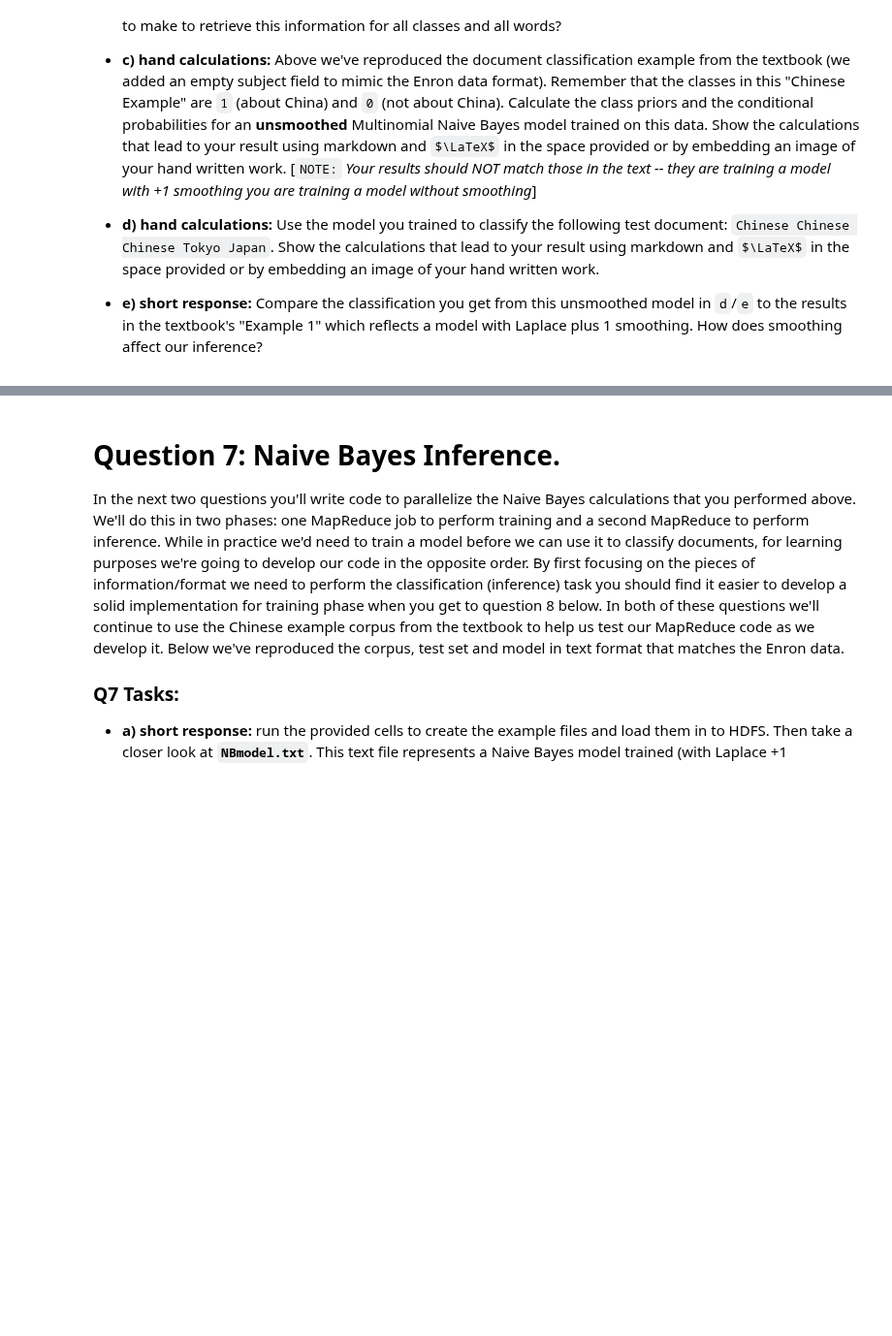
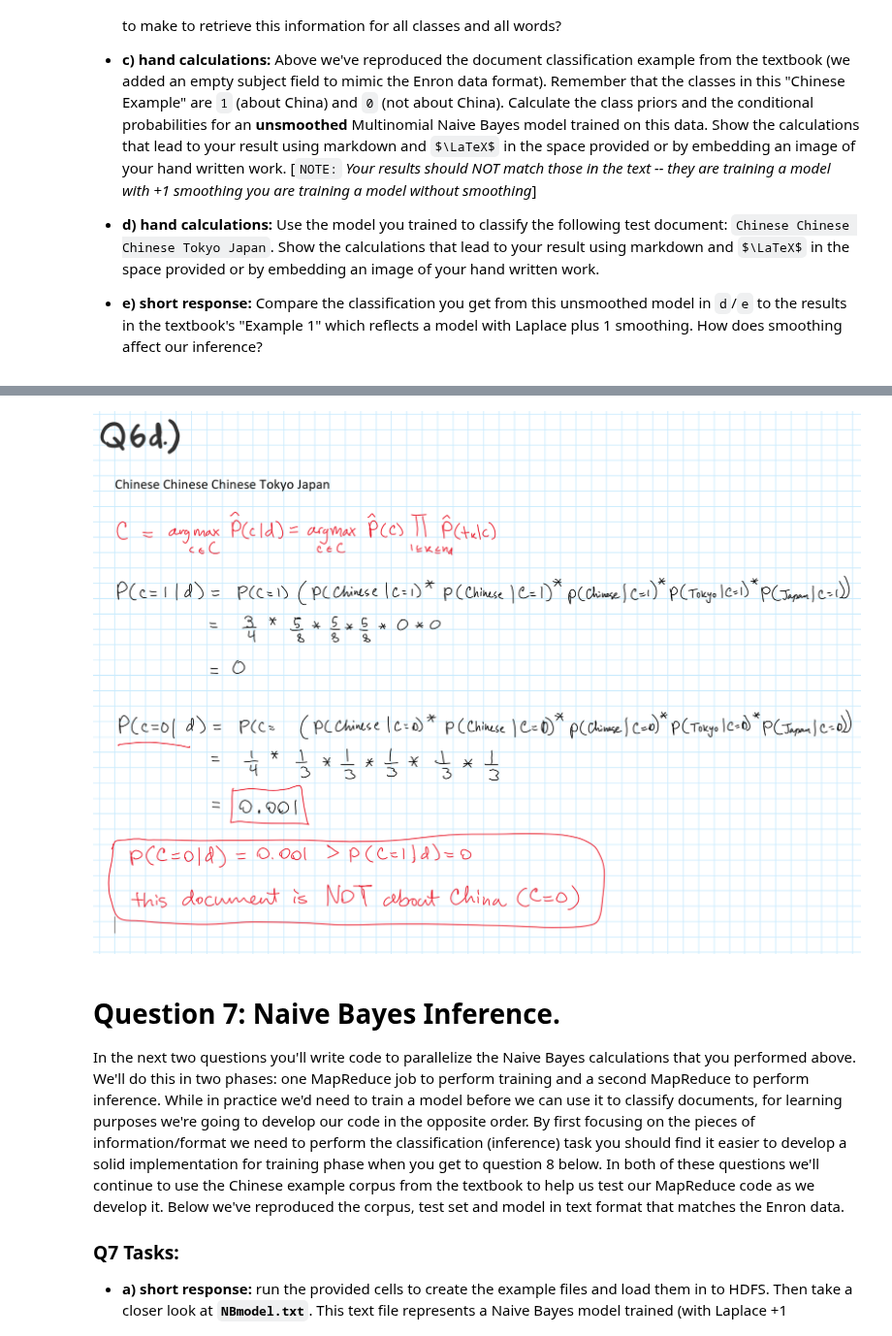
Before and after one commit to Anand-Patel-95/ML-at-Scale-Projects, a Jupyter notebook: Assignments/HW2/hw2_workbook.ipynb, the cells around one changed output, grey strips where cells are left out. Shown at 97% size. Drawn from its saved outputs; the diff is of its cells as text; code cells hidden in the pictures; some formulas as TeX source; blank space fills up the shorter version.

```diff
--- a/Assignments/HW2/hw2_workbook.ipynb
+++ b/Assignments/HW2/hw2_workbook.ipynb
@@ -560,3 +580,8 @@ Image(filename="path-to-hand-calulations-image.png")
+# %%
+# part d/e - if you didn't write out your calcuations above, embed a picture of them here:
+Image(filename="6d.png")
+# %% [output]
+[figure, added]
 # %% [markdown]
 # Question 7: Naive Bayes Inference.
 In the next two questions you'll write code to parallelize the Naive Bayes calculations that you performed above. We'll do this in two phases: one MapReduce job to perform training and a second MapReduce to perform inference. While in practice we'd need to train a model before we can use it to classify documents, for learning purposes we're going to develop our code in the opposite order. By first focusing on the pieces of information/format we need to perform the classification (inference) task you should find it easier to develop a solid implementation for training phase when you get to question 8 below. In both of these questions we'll continue to use the Chinese example corpus from the textbook to help us test our MapReduce code as we develop it. Below we've reproduced the corpus, test set and model in text format that matches the Enron data.
```
Also changed, not shown: parts of 12 cells of this notebook.
